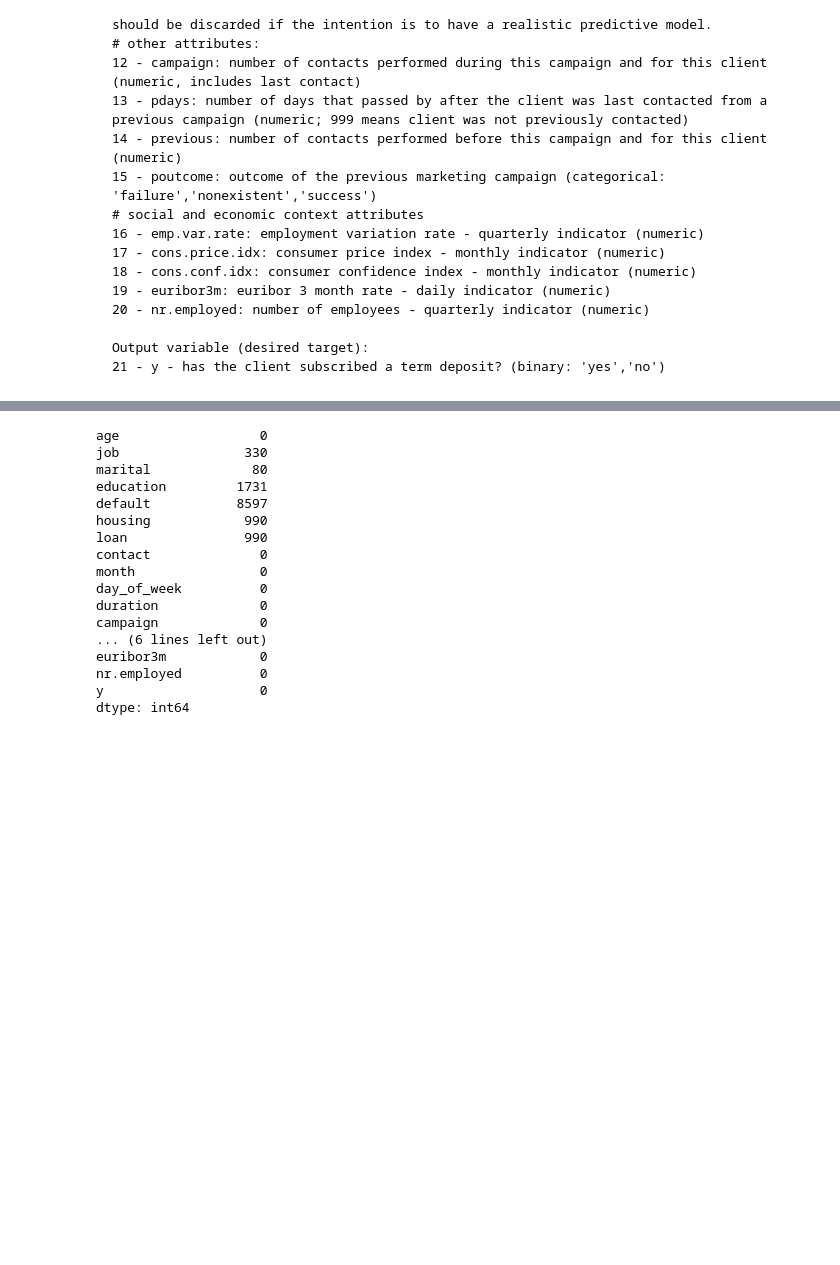
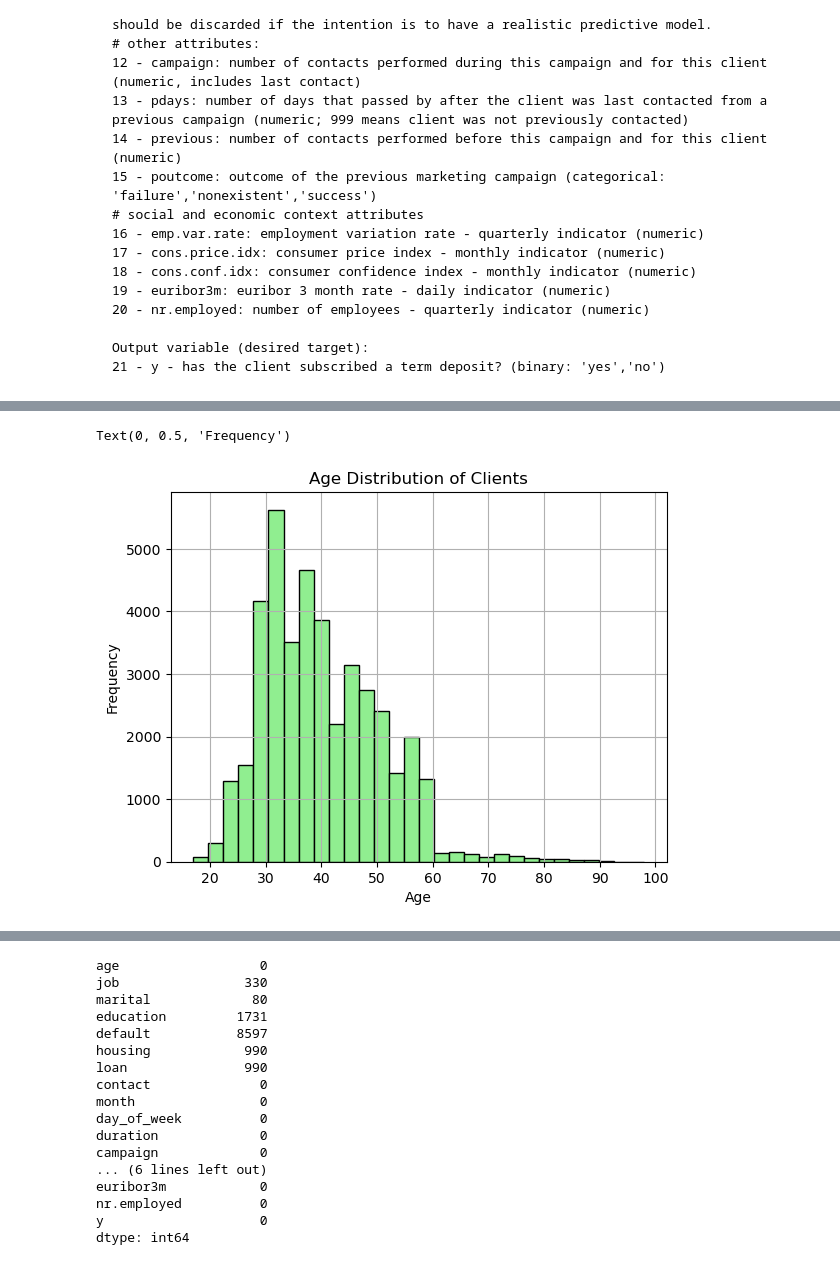
Before and after one commit to nbardhan/Comparing-Classifiers, a Jupyter notebook: prompt_III.ipynb, the cells around one changed output, grey strips where cells are left out. Drawn from its saved outputs; the diff is of its cells as text; code cells hidden in the pictures; blank space fills up the shorter version.

```diff
--- a/prompt_III.ipynb
+++ b/prompt_III.ipynb
@@ -79,0 +90,8 @@ Output variable (desired target):
+# %%
+df['age'].hist(bins=30, color='lightgreen', edgecolor='black')
+plt.title("Age Distribution of Clients")
+plt.xlabel("Age")
+plt.ylabel("Frequency")
+# %% [output]
+Text(0, 0.5, 'Frequency')
+[figure, added]
```
Also changed, not shown: parts of 5 cells of this notebook.
